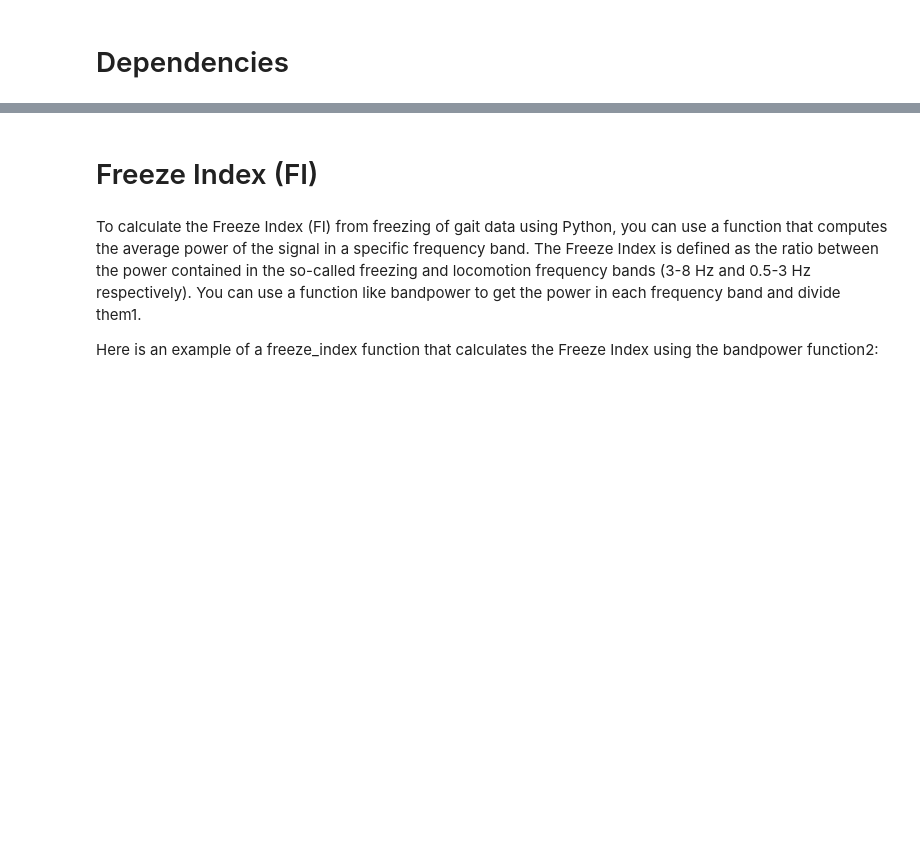
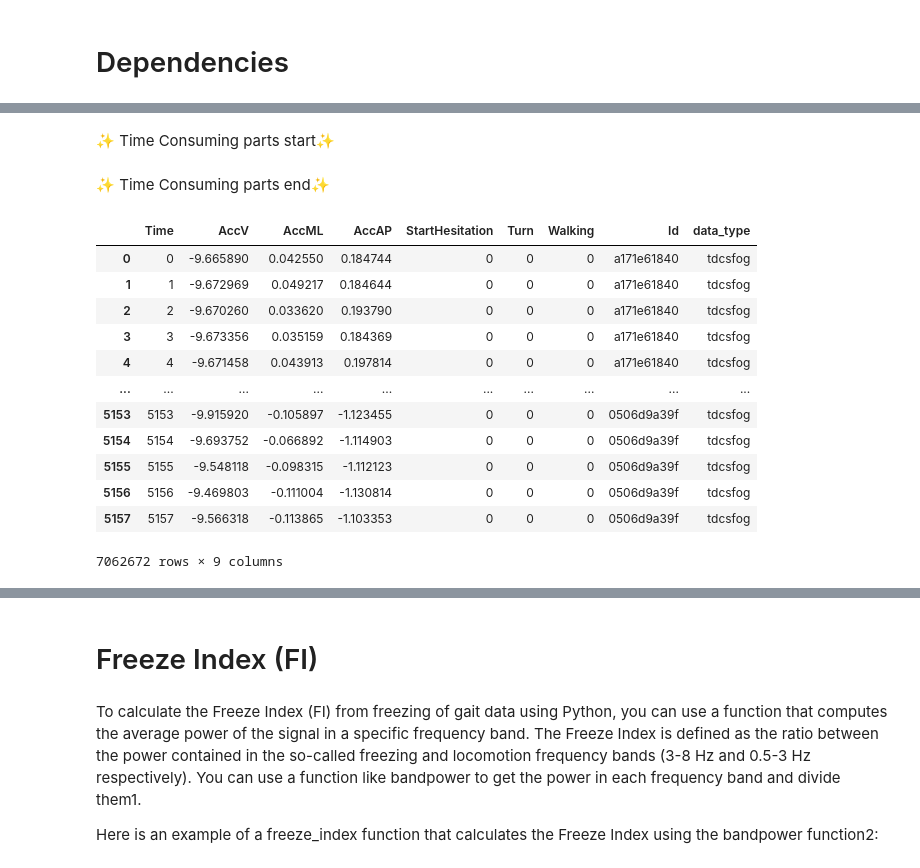
Before and after one commit to JO-HEEJIN/AI, a Jupyter notebook: fog-fi-by-momo.ipynb, the cells around one changed output, grey strips where cells are left out. Saved outputs shown, nothing was run; the diff lists cells and outputs as text; code cells hidden in the pictures; blank space fills up the shorter version.

```diff
--- a/fog-fi-by-momo.ipynb
+++ b/fog-fi-by-momo.ipynb
@@ -142,0 +247,2 @@ train_tdcsfog = glob.glob(BASE_PATH + 'train/tdcsfog/*.csv')
+# %% [markdown]
+✨ Time Consuming parts start✨
@@ -142,0 +260,18 @@ train_tdcsfog = glob.glob(BASE_PATH + 'train/tdcsfog/*.csv')
+# %% [markdown]
+✨ Time Consuming parts end✨
+# %%
+df_train_tdcsfog
+# %% [output]
+|  | Time | AccV | AccML | AccAP | StartHesitation | Turn | Walking | Id | data_type |
+| 0 | 0 | -9.665890 | 0.042550 | 0.184744 | 0 | 0 | 0 | a171e61840 | tdcsfog |
+| 1 | 1 | -9.672969 | 0.049217 | 0.184644 | 0 | 0 | 0 | a171e61840 | tdcsfog |
+| 2 | 2 | -9.670260 | 0.033620 | 0.193790 | 0 | 0 | 0 | a171e61840 | tdcsfog |
+| 3 | 3 | -9.673356 | 0.035159 | 0.184369 | 0 | 0 | 0 | a171e61840 | tdcsfog |
+| 4 | 4 | -9.671458 | 0.043913 | 0.197814 | 0 | 0 | 0 | a171e61840 | tdcsfog |
+| ... | ... | ... | ... | ... | ... | ... | ... | ... | ... |
+| 5153 | 5153 | -9.915920 | -0.105897 | -1.123455 | 0 | 0 | 0 | 0506d9a39f | tdcsfog |
+| 5154 | 5154 | -9.693752 | -0.066892 | -1.114903 | 0 | 0 | 0 | 0506d9a39f | tdcsfog |
+| 5155 | 5155 | -9.548118 | -0.098315 | -1.112123 | 0 | 0 | 0 | 0506d9a39f | tdcsfog |
+| 5156 | 5156 | -9.469803 | -0.111004 | -1.130814 | 0 | 0 | 0 | 0506d9a39f | tdcsfog |
+| 5157 | 5157 | -9.566318 | -0.113865 | -1.103353 | 0 | 0 | 0 | 0506d9a39f | tdcsfog |
+7062672 rows × 9 columns
```
Also changed, not shown: parts of 25 cells of this notebook.
